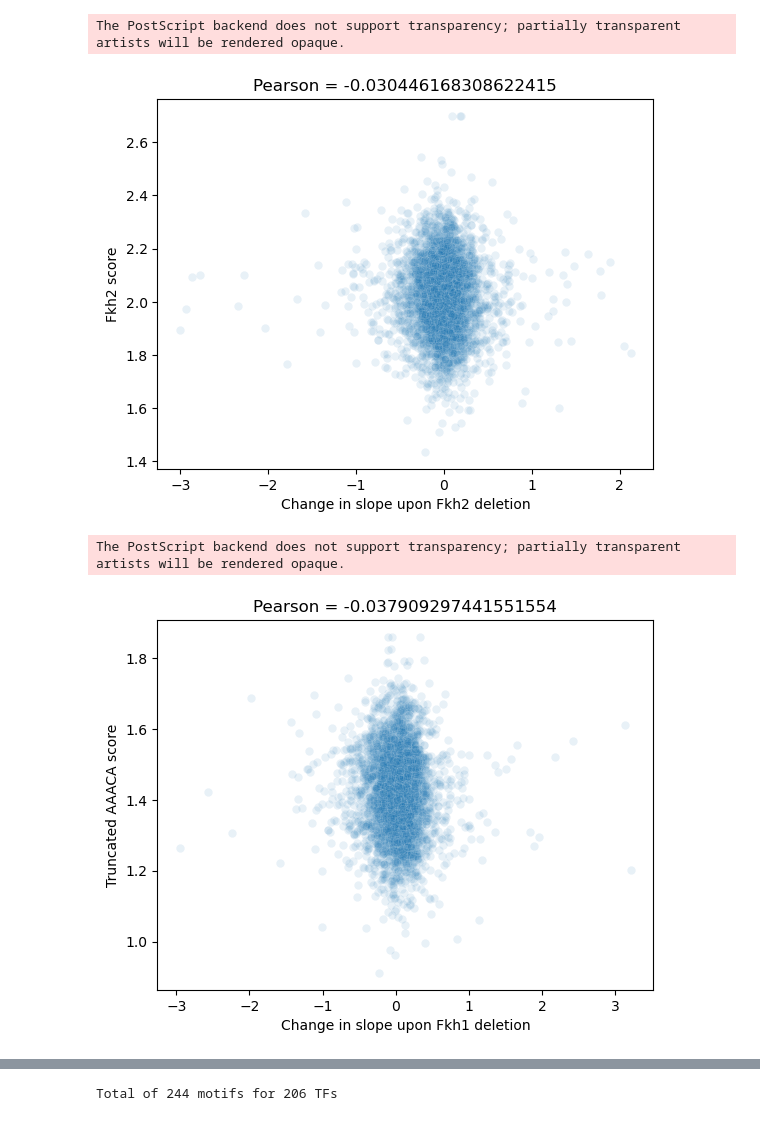
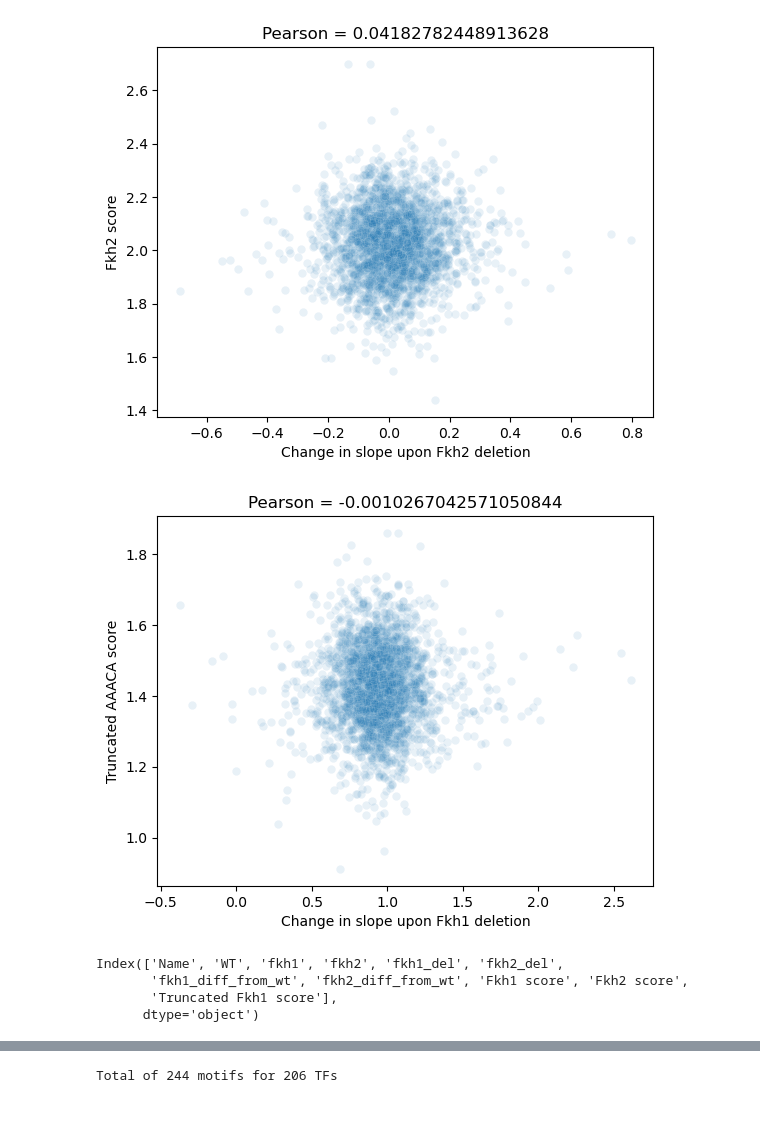
Before and after one commit to skotheimlab/fkh_concatemer_analysis, a Jupyter notebook: scaling_slope_change_Fkh12_motif_enrichment.ipynb, the cells around one changed output, grey strips where cells are left out. Drawn from its saved outputs; the diff is of its cells as text; code cells hidden in the pictures.

```diff
--- a/scaling_slope_change_Fkh12_motif_enrichment.ipynb
+++ b/scaling_slope_change_Fkh12_motif_enrichment.ipynb
@@ -4,6 +4,13 @@ import numpy as np
 import seaborn as sb
 import matplotlib.pyplot as plt
 from tqdm import tqdm
+from os import path
+from re import findall
+from glob import glob
+
+from pyfaidx import Fasta
+
+dirname = '/Users/xies/Library/CloudStorage/OneDrive-Stanford/Bioinformatics/Fkh delete scaling/'
 
 from Bio.Seq import Seq
 from Bio.SeqRecord import SeqRecord
@@ -96,0 +386,8 @@ SeqIO.write(middle_slope_promoters, '/Users/xies/OneDrive - Stanford/Bioinformat
+# %%
+dirname = '/Users/xies/Library/CloudStorage/OneDrive-Stanford/Bioinformatics/Fkh delete scaling/'
+
+# Use gene sets to extract promoter seqs + save
+for condition,genes in promoter_sets.items():
+    proms = extract_promoters_by_gene_name(promoters, genes)
+    print(f'{condition} = {len(proms)}')
+    SeqIO.write(proms,path.join(dirname,f'XSTREME/{condition}.fasta'),'fasta')
@@ -97,4 +410,8 @@ SeqIO.write(middle_slope_promoters, '/Users/xies/OneDrive - Stanford/Bioinformat
 # %%
+'''
+Correlate Fkh1 PSWM score with scaling changes
+'''
+
 # Load PSWM for Fkh1
 Fkh = pd.read_csv(path.join(dirname,'FKH1_pwm.txt'),sep='\t',index_col=0,header=None).T
 entropy = -np.sum(Fkh*np.log(Fkh),axis=1)
@@ -106,8 +423,7 @@ L = len(Fkh)
 for gene in tqdm(delta_slopes.index):
     if gene in promoters.keys():
         seq = promoters[gene][500:1000].seq
-#        df.loc[gene,'Fkh1 score'] = get_pswm_score(Fkh,seq).mean()
-        delta_slopes.loc[gene,'Fkh1 score'] = get_pswm_score(Fkh,seq).mean()
+        delta_slopes.loc[gene,'Fkh1 score'] = get_pswm_score_fast(Fkh,seq).mean()
 
 # Load PSWM for Fkh2
 Fkh = pd.read_csv(path.join(dirname,'FKH2_pwm.txt'),sep='\t',index_col=0,header=None).T
@@ -120,5 +436,4 @@ L = len(Fkh)
 for gene in tqdm(delta_slopes.index):
     if gene in promoters.keys():
         seq = promoters[gene][500:1000].seq
-#        df.loc[gene,'Fkh2 score'] = get_pswm_score(Fkh,seq).mean()
-        delta_slopes.loc[gene,'Fkh2 score'] = get_pswm_score(Fkh,seq).mean()
+        delta_slopes.loc[gene,'Fkh2 score'] = get_pswm_score_fast(Fkh,seq).mean()
@@ -134,13 +458,13 @@ plt.savefig('/Users/xies/OneDrive - Stanford/Bioinformatics/Fkh RNAseq/delta_slo
 # %%
-sb.scatterplot(delta_slopes,x='fkh2_del',y='Fkh2 score',alpha=0.1)
-R,P = np.corrcoef(delta_slopes.dropna()['fkh2_del'],delta_slopes.dropna()['Fkh2 score'])
+sb.scatterplot(delta_slopes,x='fkh2_diff_from_wt',y='Fkh2 score',alpha=0.1)
+_x = delta_slopes[delta_slopes['WT'] < .9].dropna()
+R,P = np.corrcoef(_x['fkh2_diff_from_wt'],_x['Fkh2 score'])
 plt.title(f'Pearson = {R[1]}')
 plt.xlabel('Change in slope upon Fkh2 deletion')
-plt.savefig('/Users/xies/OneDrive - Stanford/Bioinformatics/Fkh RNAseq/delta_slope_2del_v_2score.png', format='png')
-plt.savefig('/Users/xies/OneDrive - Stanford/Bioinformatics/Fkh RNAseq/delta_slope_2del_v_2score.eps', format='eps')
+plt.savefig('/Users/xies/OneDrive - Stanford/Bioinformatics/Fkh delete scaling/delta_slope_2del_v_2score.png', format='png')
+plt.savefig('/Users/xies/OneDrive - Stanford/Bioinformatics/Fkh delete scaling/delta_slope_2del_v_2score.svg', format='svg')
 # %% [output]
-The PostScript backend does not support transparency; partially transparent artists will be rendered opaque.
-[figure, old version]
+[figure, new version]
 # %%
 '''
 
@@ -167,11 +492,17 @@ for gene in tqdm(delta_slopes.index):
 # %%
-sb.scatterplot(delta_slopes,x='fkh1_del',y='Truncated Fkh1 score v2',alpha=0.1)
-R,P = np.corrcoef(delta_slopes.dropna()['fkh1_del'],delta_slopes.dropna()['Truncated Fkh1 score'])
+sb.scatterplot(delta_slopes,x='fkh1_diff_from_wt',y='Truncated Fkh1 score',alpha=0.1)
+R,P = np.corrcoef(delta_slopes.dropna()['fkh1_diff_from_wt'],delta_slopes.dropna()['Truncated Fkh1 score'])
 plt.title(f'Pearson = {R[1]}')
 plt.ylabel('Truncated AAACA score')
 plt.xlabel('Change in slope upon Fkh1 deletion')
-plt.savefig('/Users/xies/OneDrive - Stanford/Bioinformatics/Fkh RNAseq/delta_slope_2del_v_AAACAscore.png', format='png')
-plt.savefig('/Users/xies/OneDrive - Stanford/Bioinformatics/Fkh RNAseq/delta_slope_2del_v_AAACAscore.eps', format='eps')
+plt.savefig('/Users/xies/OneDrive - Stanford/Bioinformatics/Fkh delete scaling/delta_slope_2del_v_AAACAscore.png', format='png')
+plt.savefig('/Users/xies/OneDrive - Stanford/Bioinformatics/Fkh delete scaling/delta_slope_2del_v_AAACAscore.svg', format='svg')
 # %% [output]
-The PostScript backend does not support transparency; partially transparent artists will be rendered opaque.
-[figure, old version]
+[figure, new version]
+# %%
+delta_slopes.columns
+# %% [output]
+Index(['Name', 'WT', 'fkh1', 'fkh2', 'fkh1_del', 'fkh2_del',
+       'fkh1_diff_from_wt', 'fkh2_diff_from_wt', 'Fkh1 score', 'Fkh2 score',
+       'Truncated Fkh1 score'],
+      dtype='object')
```
Also changed, not shown: parts of 38 cells of this notebook, 1 other file.
